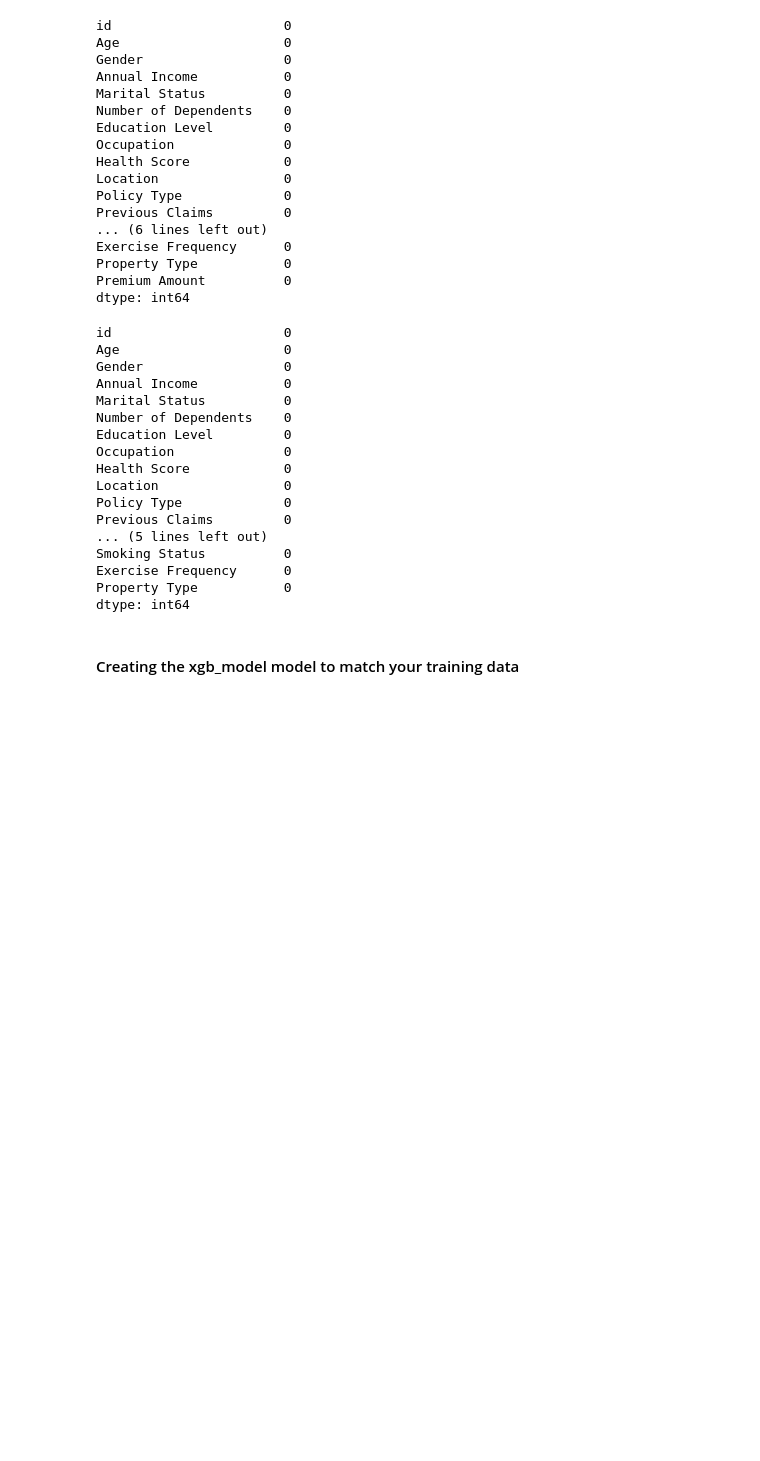
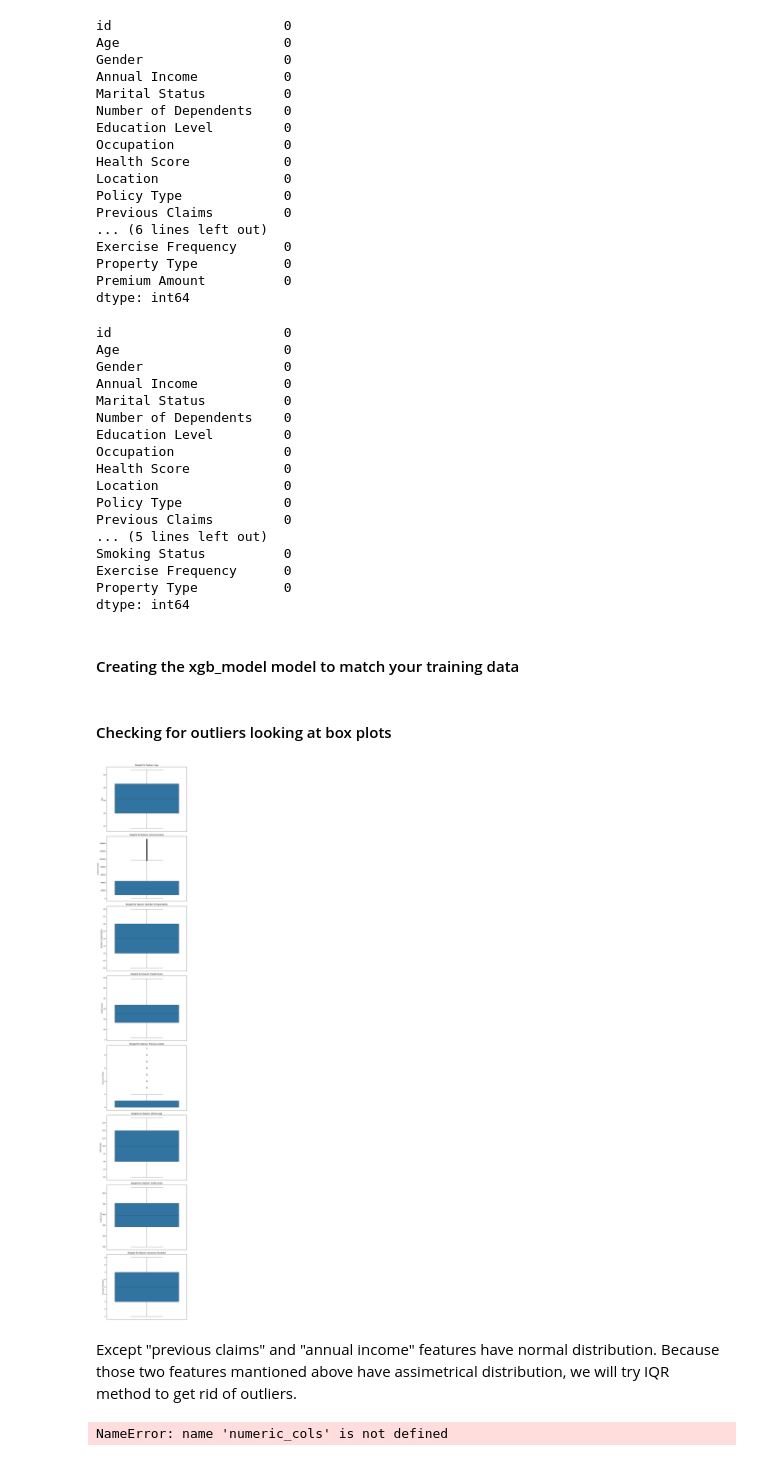
Before and after one commit to Kamilos124/golem_project, a Jupyter notebook: regression_model.ipynb, the cells around one changed output. Cells and saved outputs as stored; diff of their text form; code cells hidden in the pictures; blank space fills up the shorter version.

Commit message:
added outliers deletion, however it's not perfect yet, some outliers are still visible + changed datas to data in variable names

```diff
--- a/regression_model.ipynb
+++ b/regression_model.ipynb
@@ -12,8 +14,8 @@ import numpy as np
 # %% [markdown]
 #### Reading information relevant to us from files
 # %%
-training_datas = read_csv('files_for_train/train.csv')
-test_datas = read_csv('files_for_train/test.csv')
+training_data = read_csv('files_for_train/train.csv')
+test_data = read_csv('files_for_train/test.csv')
 # %% [markdown]
 #### Data for the train kit
 # %%
@@ -95,8 +98,8 @@ Property Type
 # %% [markdown]
 #### Data allocation
 # %%
-all_columns = training_datas.iloc[:, :-1]
-premium_amounts = training_datas.iloc[:, -1]
+all_columns = training_data.iloc[:, :-1]
+premium_amounts = training_data.iloc[:, -1]
 # %% [markdown]
 #### The sum of null data for each column in the case of a test and training kit
 # %%
@@ -151,10 +154,10 @@ categorical_columns = all_columns.select_dtypes(exclude=[np.number]).columns.tol
 # %% [markdown]
 #### Filling categorical data with the word "Missing", and numerical data - average from all data from this type of column
 # %%
-training_datas[numerical_columns] = training_datas[numerical_columns].fillna(training_datas[numerical_columns].mean())
-training_datas[categorical_columns] = training_datas[categorical_columns].fillna("Missing")
-test_datas[numerical_columns] = test_datas[numerical_columns].fillna(test_datas[numerical_columns].mean())
-test_datas[categorical_columns] = test_datas[categorical_columns].fillna("Missing")
+training_data[numerical_columns] = training_data[numerical_columns].fillna(training_data[numerical_columns].mean())
+training_data[categorical_columns] = training_data[categorical_columns].fillna("Missing")
+test_data[numerical_columns] = test_data[numerical_columns].fillna(test_data[numerical_columns].mean())
+test_data[categorical_columns] = test_data[categorical_columns].fillna("Missing")
 # %% [markdown]
 #### Checking after such cleaning the amount of null data in the columns
 # %%
@@ -212,0 +216,30 @@ xgb_model.fit(X_train, y_train)
+# %% [markdown]
+#### Checking for outliers looking at box plots
+# %%
+
+numerical_features = training_data.select_dtypes(include=['number']).columns.to_list()
+
+remaining_numeric_features = numerical_features[1:-1]
+
+fig, axes = plt.subplots(nrows=len(remaining_numeric_features), figsize=(8, 6 * len(remaining_numeric_features)))
+
+for ax, feature in zip(axes, remaining_numeric_features):
+        sns.boxplot(y=training_data[feature], ax=ax)
+        ax.set_title(f'Boxplot for feature: {feature}')
+
+plt.tight_layout()
+plt.show()
+# %% [output]
+[figure, added]
+# %% [markdown]
+Except "previous claims" and "annual income" features have normal distribution. Because those two features mantioned above have assimetrical distribution, we will try IQR method to get rid of outliers.
+# %%
+Q1 = training_data[numerical_columns].quantile(0.25)
+Q3 = training_data[numerical_columns].quantile(0.75)
+IQR = Q3 - Q1
+
+
+training_data_no_outliers = training_data[~((training_data[numerical_columns] < (Q1 - 1.5 * IQR)) |
+                      (training_data[numerical_columns] > (Q3 + 1.5 * IQR))).any(axis=1)]
+# %% [output]
+NameError: name 'numeric_cols' is not defined
```
Also changed, not shown: parts of 11 cells of this notebook.
